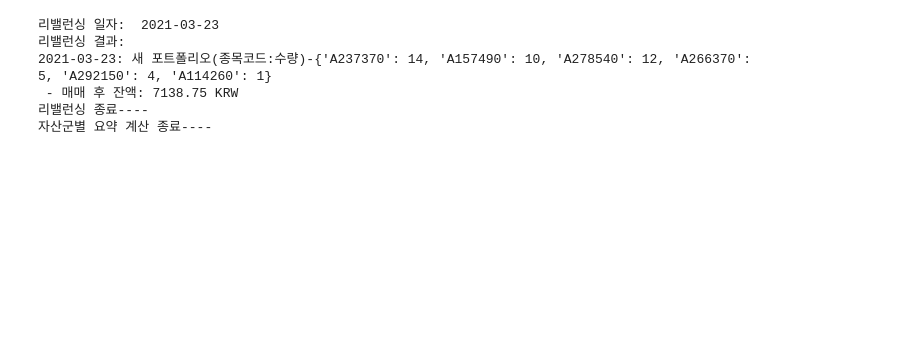
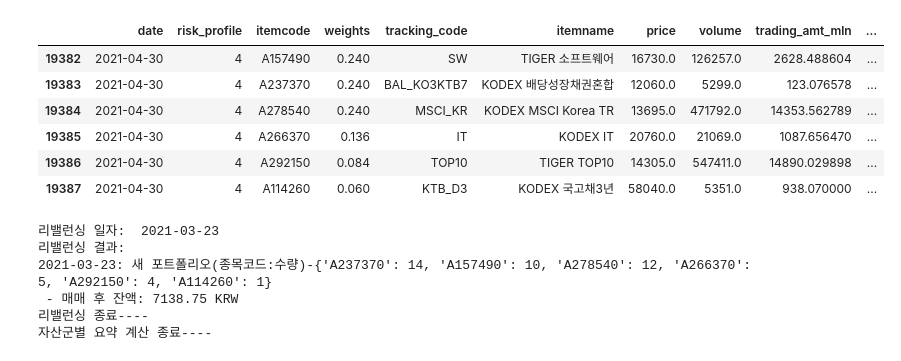
Before and after one commit to my2582/kisra, a Jupyter notebook: daily_rebalancing.ipynb, the cells around one changed output. Saved outputs shown, nothing was run; the diff lists cells and outputs as text; code cells hidden in the pictures; blank space fills up the shorter version.

```diff
--- a/daily_rebalancing.ipynb
+++ b/daily_rebalancing.ipynb
@@ -6,6 +6,16 @@ from src.models.load_data import Balance, Instruments, AdvisedPortfolios, PriceD
 # %%
 detail = pd.read_pickle('./data/processed/balance_s.pkl')
 advised_pf = pd.read_pickle('./data/processed/advised_portfolios.pkl')
+# %%
+advised_pf.loc[(advised_pf.date=='2021-04-30')&(advised_pf.risk_profile==4), :]
+# %% [output]
+|  | date | risk_profile | itemcode | weights | tracking_code | itemname | price | volume | trading_amt_mln | ... |
+| 19382 | 2021-04-30 | 4 | A157490 | 0.240 | SW | TIGER 소프트웨어 | 16730.0 | 126257.0 | 2628.488604 | ... |
+| 19383 | 2021-04-30 | 4 | A237370 | 0.240 | BAL_KO3KTB7 | KODEX 배당성장채권혼합 | 12060.0 | 5299.0 | 123.076578 | ... |
+| 19384 | 2021-04-30 | 4 | A278540 | 0.240 | MSCI_KR | KODEX MSCI Korea TR | 13695.0 | 471792.0 | 14353.562789 | ... |
+| 19385 | 2021-04-30 | 4 | A266370 | 0.136 | IT | KODEX IT | 20760.0 | 21069.0 | 1087.656470 | ... |
+| 19386 | 2021-04-30 | 4 | A292150 | 0.084 | TOP10 | TIGER TOP10 | 14305.0 | 547411.0 | 14890.029898 | ... |
+| 19387 | 2021-04-30 | 4 | A114260 | 0.060 | KTB_D3 | KODEX 국고채3년 | 58040.0 | 5351.0 | 938.070000 | ... |
 # %%
 detail = detail.loc[detail.date=='3/22/2021 4:00:00 PM',:]
 # %%
```
Also changed, not shown: parts of 11 cells of this notebook, 19 other files.
